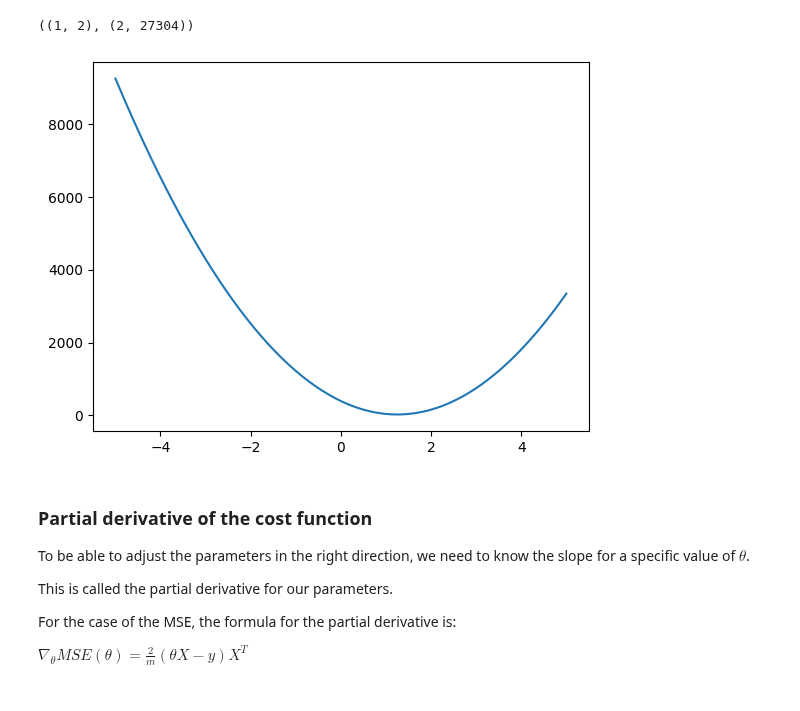
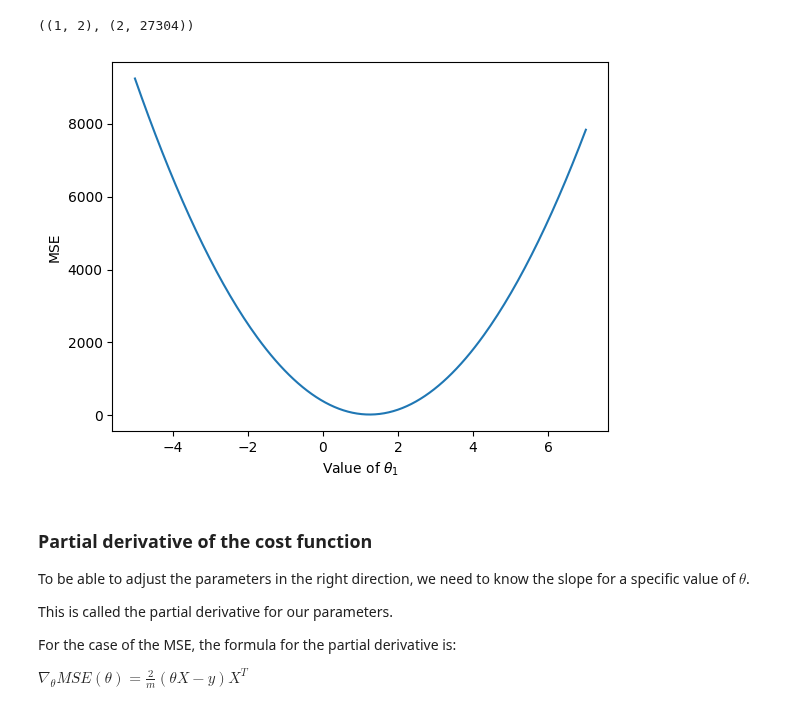
Before and after one commit to kevin-allen/dataScienceNeuro, a Jupyter notebook: notebooks/02_machine_learning.ipynb, the cells around one changed output. Saved outputs shown, nothing was run; the diff lists cells and outputs as text; code cells hidden in the pictures.

```diff
--- a/notebooks/02_machine_learning.ipynb
+++ b/notebooks/02_machine_learning.ipynb
@@ -309,6 +385,5 @@ import matplotlib.pyplot as plt
 # %%
-fn="../data/animal_path.npy"
-path = np.load(fn)
+speed = np.load(fn)
 # get some information about the data just loaded
-print(type(path), path.ndim, path.shape)
+print(type(speed), speed.ndim, speed.shape)
 # %% [output]
@@ -369,8 +390,0 @@ $speed = D/t$
-# %%
-speed = D/td
-# %%
-# we can remove the np.nan values for our simulation
-valid_indices = ~np.isnan(speed)
-speed = speed[valid_indices]
-time = time[valid_indices]
-print(time.shape)
@@ -412,5 +418,3 @@ e = np.random.normal(loc=0.0, scale=5, size = speed.shape[0]) # random numbers t
 * Generate your simulated firing rates using the formula $rate = speed * w + b + error$.
 * Plot the results
 * Are firing rates below zero realistic? What can we do about it?
-# %%
-rate = np.maximum(0,speed*w + b + e)
@@ -638,16 +651,18 @@ theta.shape, X.shape
 # %%
 nDataPoints=200
 theta[0,0]=10.0 # I am cheating and set b to the correct value to see if the loss function will have a minimum at the correct value of w
 
 res = np.empty(nDataPoints)
-param_values = np.linspace(-5.0,5.0,nDataPoints)
+param_values = np.linspace(-5.0,7.0,nDataPoints)
 for i,t in enumerate(param_values):
     theta[0,1]=t # change the second parameter of the model
     res[i] = np.mean((rateM-theta@X)**2)
 plt.plot(param_values,res)
+plt.xlabel(r"Value of $\theta_1$")
+plt.ylabel("MSE")
 plt.show()
 # %% [output]
-[figure, old version]
+[figure, new version]
 # %% [markdown]
 ### Partial derivative of the cost function
 
```
Also changed, not shown: parts of 49 cells of this notebook, 2 other files.
